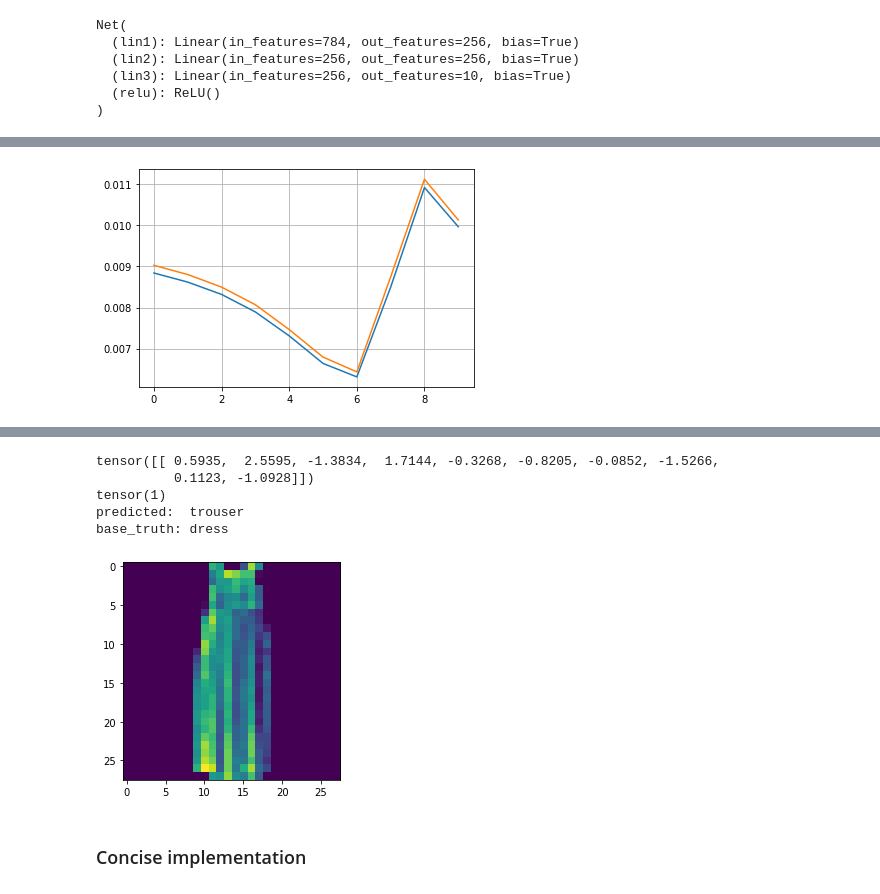
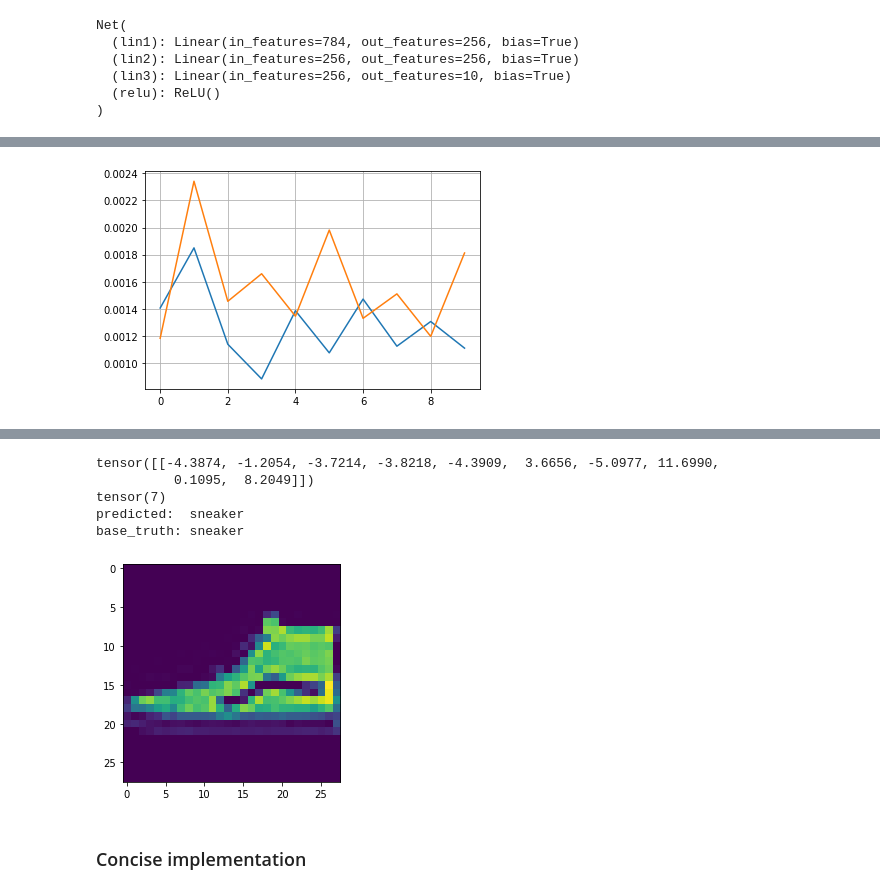
Before and after one commit to fanbyprinciple/d2l-fanbyprinciple, a Jupyter notebook: ch4_multilayer_perceptron/ch4.6 Dropout.ipynb, the cells around one changed output, grey strips where cells are left out. Cells and saved outputs as stored; diff of their text form; code cells hidden in the pictures.

```diff
--- a/ch4_multilayer_perceptron/ch4.6 Dropout.ipynb
+++ b/ch4_multilayer_perceptron/ch4.6 Dropout.ipynb
@@ -140,6 +160,7 @@ Net(
   (relu): ReLU()
 )
 # %%
+%%time
 num_epochs, lr, batch_size = 10, 0.5, 256
 
 loss = nn.CrossEntropyLoss()
@@ -150,10 +171,12 @@ def evaluate_loss(net, train_iter, loss):
     with torch.no_grad():
         current_loss =0
         current_number = 0
-        net.eval()
+
         for X , y in train_iter:
             current_loss += loss(net(X), y)
             current_number += len(y)
+            if current_number >100:
+                break
 
     return current_loss/ current_number
 
@@ -161,12 +184,14 @@ train_loss_array = []
 test_loss_array = []
 
 for epoch in range(num_epochs):
-    y_hat = net(X)
-    l =  loss(y_hat, y)
 
-    optimizer.zero_grad()
-    l.backward()
-    optimizer.step()
+    for X, y in train_dataloader:
+        y_hat = net(X)
+        l =  loss(y_hat, y)
+
+        optimizer.zero_grad()
+        l.backward()
+        optimizer.step()
 
     current_train_loss = evaluate_loss(net, train_dataloader, loss)
     current_test_loss = evaluate_loss(net, test_dataloader, loss)
@@ -176,8 +201,6 @@ for epoch in range(num_epochs):
 
     print(f"for epoch {epoch} train loss : {current_train_loss} test loss : {current_test_loss}")
 
-
-
 plt.plot(range(num_epochs), train_loss_array)
 plt.plot(range(num_epochs), test_loss_array)
 plt.grid(True)
@@ -196 +219 @@ for epoch 9 train loss : 0.009966829791665077 test loss : 0.010131824761629105
-[figure, old version]
+[figure, new version]
@@ -209,12 +233,12 @@ with torch.no_grad():
 
     print(f"base_truth: {get_label_from_tensor(y[0])}")
 # %% [output]
-tensor([[ 0.5935,  2.5595, -1.3834,  1.7144, -0.3268, -0.8205, -0.0852, -1.5266,
-          0.1123, -1.0928]])
-tensor(1)
-predicted:  trouser
-base_truth: dress
+tensor([[-4.3874, -1.2054, -3.7214, -3.8218, -4.3909,  3.6656, -5.0977, 11.6990,
+          0.1095,  8.2049]])
+tensor(7)
+predicted:  sneaker
+base_truth: sneaker
-[figure, old version]
+[figure, new version]
 # %% [markdown]
 ### Concise implementation
 # %%
```
Also changed, not shown: parts of 48 cells of this notebook, 5 other files.
